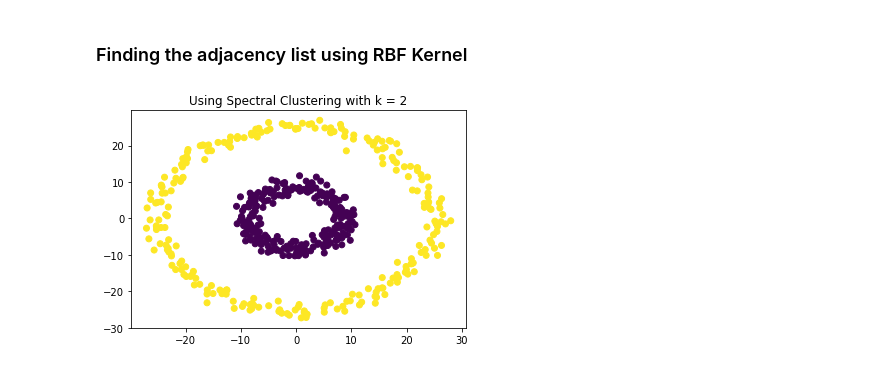
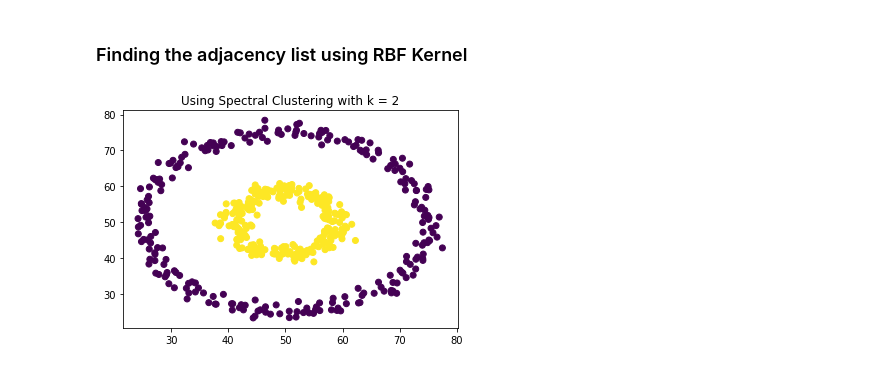
Before and after one commit to Mobad225/Spectral-Clustering, a Jupyter notebook: Spectal_Clustering.ipynb, the cells around one changed output. Saved outputs shown, nothing was run; the diff lists cells and outputs as text; code cells hidden in the pictures.

```diff
--- a/Spectal_Clustering.ipynb
+++ b/Spectal_Clustering.ipynb
@@ -41,6 +41,8 @@ plt.close()
 def RBF(node1, node2, gamma):
   diff = node1 - node2
   weight = -1 * gamma * diff.dot(diff)
+  if np.exp(weight) < 0:
+     print('WTF')
   return np.exp(weight)
 # %% [markdown]
 ### Creating the adjacency matrices for each gamma
@@ -104 +108,7 @@ La = np.array([D_inv[x].dot(L[x]) for x in range(len(gammas))])
+# %%
+def get(w, v, k, EPS = 1e-20):
+  #w = sorted Eigenvectors, v = sorted Eigenvalues
+  for i in range(len(v)):
+    if abs(v[i]) > EPS:
+      return w[:, i : i + k]
 # %% [markdown]
@@ -111,7 +121,7 @@ W = np.empty((len(gammas), len(adj), k))
 for i in range(len(gammas)):
   Eigenvectors[i] = Eigenvectors[i][:,np.argsort(Eigenvalues[i])]
   Eigenvalues[i] = Eigenvalues[i][np.argsort(Eigenvalues[i])]
-  W[i] = Eigenvectors[i][:,:k]
+  W[i] = get(Eigenvectors[i], Eigenvalues[i], k)
 # %% [markdown]
 ### Normalize the ROWS of W
 # %%
@@ -222,7 +232,7 @@ from sklearn import datasets
 
 n_samples = 500
 data, y = datasets.make_circles(n_samples=n_samples, factor=0.35, noise=.05)
-data = 25 * data
+data = 25 * data + 50
 plt.scatter(data[:,0], data[:,1], c = y)
 plt.show()
 plt.close()
@@ -242,25 +252,30 @@ plt.close()
 # %% [markdown]
 ### Finding the adjacency list using RBF Kernel
 # %%
-gamma = 0.05
+gamma = 1.0
 adj = np.empty((len(data), len(data)))
 for i  in range(len(data)):
   for j in range(i, len(data)):
     adj[i][j] = adj[j][i] = RBF(data[i], data[j], gamma)
-D = np.diag(adj.sum(axis = 1))
+D = np.diag(adj.sum(axis = 1, dtype= 'float64'))
 L = D - adj
 D_inv = np.linalg.pinv(D)
 La = D_inv.dot(L)
 k = 2
 Eigenvalues, Eigenvectors = np.linalg.eig(La)
 Eigenvalues, Eigenvectors = np.real(Eigenvalues), np.real(Eigenvectors)
-W = Eigenvectors[:,:k]
+
+idx = Eigenvalues.argsort()
+Eigenvalues = Eigenvalues[idx]
+Eigenvectors = Eigenvectors[:,idx]
+
+W = get(Eigenvectors, Eigenvalues, k)
 W_normalized = preprocessing.normalize(W, norm="l1")
 kmeans = KMeans(n_clusters = k, random_state=0).fit(W)
 pred = kmeans.labels_
 plt.scatter(data[:,0], data[:,1], c = pred)
 plt.title('Using Spectral Clustering with k = 2')
 plt.show()
 plt.close()
 # %% [output]
-[figure, old version]
+[figure, new version]
```
Also changed, not shown: parts of 12 cells of this notebook.
